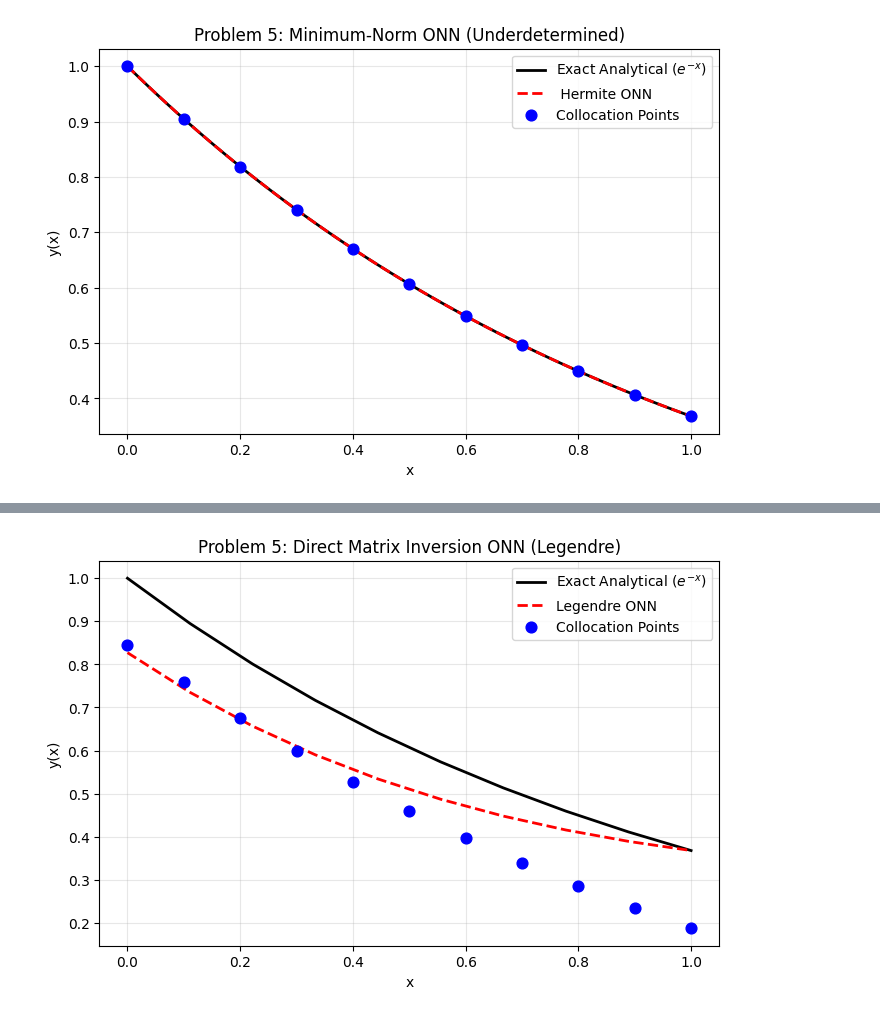
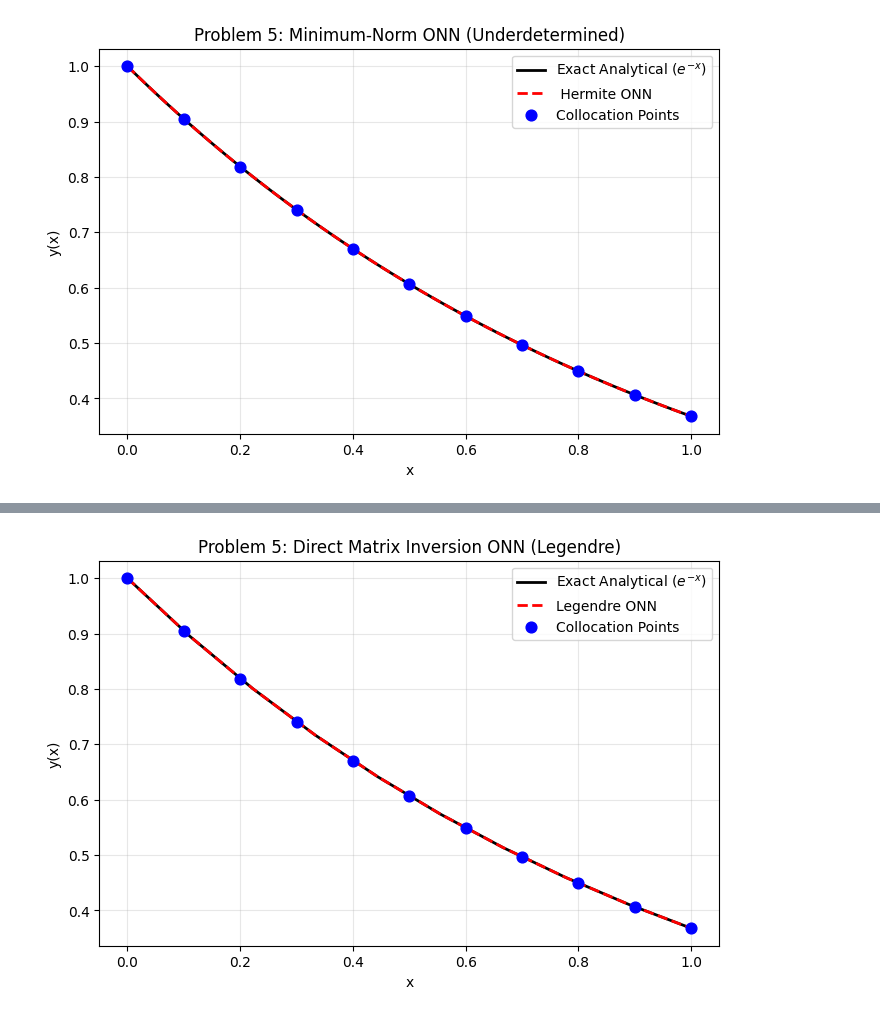
Before and after one commit to shahbaz11-arch/NNDDE, a Jupyter notebook: Problem_5.ipynb, the cells around one changed output, grey strips where cells are left out. Cells and saved outputs as stored; diff of their text form; code cells hidden in the pictures.

```diff
--- a/Problem_5.ipynb
+++ b/Problem_5.ipynb
@@ -337,38 +337,37 @@ Maximum Relative Error: 2.2144e-14
 # %%
-#Problem--5(Legendre)(Verified)
+#Problem--5 (Verified)
 import torch
 import matplotlib.pyplot as plt
 
 # ==========================================
 # 1. Legendre Basis Implementation
 # ==========================================
-def get_Legendre_basis(x, n_polys):
+def get_legendre_basis(x, n_polys):
     """
-    Generates Legendre polynomials T_n(x) and their derivatives T'_n(x)
-    using standard recurrence relations for n = 0 to n_polys-1.
+    Generates Legendre polynomials P_n(x) and their derivatives P'_n(x)
+    using Bonnet's recursion formula.
     """
     if x.dim() == 0:
         x = x.unsqueeze(0)
 
     num_points = len(x)
-    T = torch.zeros(num_points, n_polys, dtype=torch.float64)
-    T_d = torch.zeros(num_points, n_polys, dtype=torch.float64)
+    P = torch.zeros(num_points, n_polys, dtype=torch.float64)
+    P_d = torch.zeros(num_points, n_polys, dtype=torch.float64)
 
-    # Base Case: n=0 -> T_0 = 1, T'_0 = 0
-    T[:, 0] = 1.0
+    # Base Case: n=0 -> P_0 = 1, P'_0 = 0
+    P[:, 0] = 1.0
 
     if n_polys > 1:
-        # Base Case: n=1 -> T_1 = x, T'_1 = 1
-        T[:, 1] = x
-        T_d[:, 1] = 1.0
+        # Base Case: n=1 -> P_1 = x, P'_1 = 1
+        P[:, 1] = x
+        P_d[:, 1] = 1.0
 
     # Recurrence Loop for n >= 2
     for n in range(2, n_polys):
-        T[:, n] = ( (2*n-1)*x*T[:,n-1]-(n-1)*T[:,n-2] ) / n
-        T_d[:, n] = (  (2*n-1)*(T[:,n-1] +x*T_d[:,n-1]) -(n-1)*T_d[:,n-2])/n
+        P[:, n] = ((2.0 * n - 1.0) * x * P[:, n-1] - (n - 1.0) * P[:, n-2]) / n
+        P_d[:, n] = ((2.0 * n - 1.0) * (P[:, n-1] + x * P_d[:, n-1]) - (n - 1.0) * P_d[:, n-2]) / n
 
-
-    return T, T_d
+    return P, P_d
 
 # ==========================================
 # 2. Problem Setup (Problem 5 Linear NDDE)
@@ -381,8 +380,8 @@ A = torch.zeros(12, N_POLYS, dtype=torch.float64)
 b = torch.zeros(12, 1, dtype=torch.float64)
 
 # --- Row 0: Initial Condition y(0) = 1 ---
-T_0, _ = get_Legendre_basis(torch.tensor([0.0], dtype=torch.float64), N_POLYS)
-A[0, :] = T_0
+P_0, _ = get_legendre_basis(torch.tensor([0.0], dtype=torch.float64), N_POLYS)
+A[0, :] = P_0
 b[0, 0] = 1.0
 
 # --- Rows 1-2: ODE Constraints at Collocation Points ---
@@ -393,12 +392,12 @@ for i, x_val in enumerate(points_colloc):
     delay_x = 0.50 * x
 
     # 2. Evaluate basis at current and delayed arguments
-    T_x, Td_x = get_Legendre_basis(x, N_POLYS)
-    T_delay, Td_delay = get_Legendre_basis(delay_x, N_POLYS)
+    P_x, Pd_x = get_legendre_basis(x, N_POLYS)
+    P_delay, Pd_delay = get_legendre_basis(delay_x, N_POLYS)
 
     # 3. Construct LHS (Coefficients for w_n)
     # Re-arranged NDDE: y'(x) - 0.50y'(0.50x) - 0.50y(0.50x) + y(x) = 0
-    coeffs = Td_x - 0.50 * Td_delay - 0.50 * T_delay + T_x
+    coeffs = Pd_x - 0.50 * Pd_delay - 0.50 * P_delay + P_x
     A[i+1, :] = coeffs
 
     # 4. Construct RHS
@@ -409,68 +408,50 @@ for i, x_val in enumerate(points_colloc):
 # ==========================================
 # 3. Solve for Weights (Direct Matrix Inversion)
 # ==========================================
-# Using torch.linalg.solve for exact analytical weights on the perfectly determined square matrix
-#print(A)
-#print(b)
+#print('A=', A)
+#print('b=', b)
+
 weights = torch.linalg.solve(A, b)
 
-print("--- Discovered Chebyshev Weights ---")
-print(f"w0: {weights[0].item():.6f} (Theoretical derived: 1.3158)")
+print("--- Discovered Legendre Weights ---")
+print(f"w0: {weights[0].item():.6f} (Theoretical derived: 1.1053)")
 print(f"w1: {weights[1].item():.6f} (Theoretical derived: -1.0000)")
-print(f"w2: {weights[2].item():.6f} (Theoretical derived: 0.3158)")
+print(f"w2: {weights[2].item():.6f} (Theoretical derived: 0.2105)")
 
 # ==========================================
-# 4. Evaluate Solution and Relative Error
+# 4. Evaluate Solution and Error Metrics
 # ==========================================
-print("\n--- Solution Evaluation (11 Test Points) ---")
-print(f"{'x':<5} | {'y_approx':<12} | {'y_exact (e^-x)':<15} | {'Relative Error':<15}")
-print("-" * 55)
-
 x_eval = torch.linspace(0, 1, 10, dtype=torch.float64)
-T_eval, _ = get_Chebyshev_basis(x_eval, N_POLYS)
+P_eval, _ = get_legendre_basis(x_eval, N_POLYS)
 
 # Calculate approximate and exact solutions
-y_approx = (T_eval @ weights).flatten()
+y_approx = (P_eval @ weights).flatten()
 y_exact = torch.exp(-x_eval)
 
-rel_errors = torch.abs(y_approx - y_exact) / torch.abs(y_exact)
-
-for i in range(len(x_eval)):
-    x_val = x_eval[i].item()
-    approx_val = y_approx[i].item()
-    exact_val = y_exact[i].item()
-    error_val = rel_errors[i].item()
-
-    print(f"{x_val:<5.3f} | {approx_val:<12.6f} | {exact_val:<15.6f} | {error_val:<15.4e}")
-
-# ==========================================
-# Calculate and Print Maximum Errors
-# ==========================================
-
-# 1. Calculate Maximum Absolute Error
+# --- Maximum Error Calculations ---
 abs_errors = torch.abs(y_approx - y_exact)
 max_abs_err = torch.max(abs_errors).item()
 
-# 2. Calculate Maximum Relative Error (safely handling division by zero)
 rel_errors = torch.zeros_like(x_eval)
 for i in range(len(x_eval)):
     if y_exact[i] == 0.0:
-        rel_errors[i] = abs_errors[i]  # Fallback to absolute error if exact is 0
+        rel_errors[i] = abs_errors[i]
     else:
         rel_errors[i] = abs_errors[i] / torch.abs(y_exact[i])
 
 max_rel_err = torch.max(rel_errors).item()
 
-# 3. Print Results
-print("\n--- Error Summary ---")
+print("\n--- Error Summary (10 Test Points) ---")
 print(f"Maximum Absolute Error: {max_abs_err:.4e}")
 print(f"Maximum Relative Error: {max_rel_err:.4e}")
 
-# Visualization
+# ==========================================
+# 5. Visualization
+# ==========================================
 plt.figure(figsize=(8, 5))
 plt.plot(x_eval.numpy(), y_exact.numpy(), 'k-', linewidth=2, label='Exact Analytical ($e^{-x}$)')
 plt.plot(x_eval.numpy(), y_approx.numpy(), 'r--', linewidth=2, label='Legendre ONN ')
-plt.scatter(points_colloc.numpy(), (get_prob_hermite_basis(points_colloc, N_POLYS)[0] @ weights).flatten().numpy(),
+plt.scatter(points_colloc.numpy(), (get_legendre_basis(points_colloc, N_POLYS)[0] @ weights).flatten().numpy(),
             color='blue', zorder=5, s=60, label='Collocation Points')
 plt.title("Problem 5: Direct Matrix Inversion ONN (Legendre)")
 plt.xlabel("x")
@@ -499 +471 @@ Maximum Relative Error: 1.8004e-01
-[figure, old version]
+[figure, new version]
```
Also changed, not shown: parts of 2 cells of this notebook.
